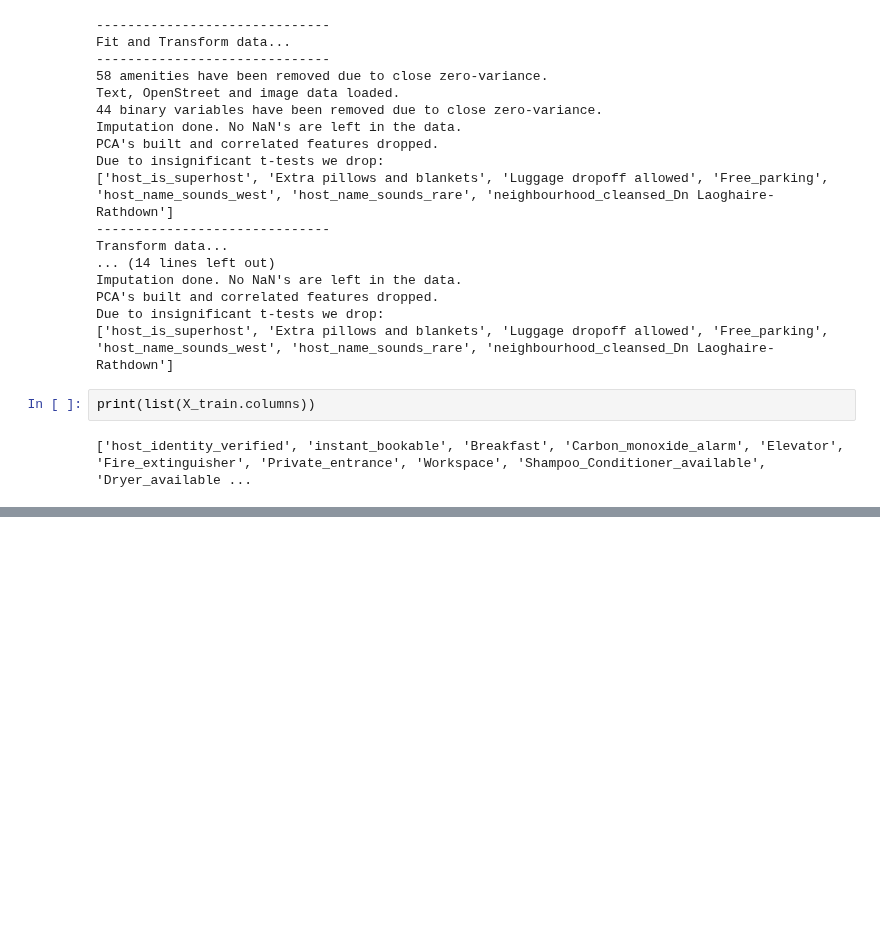
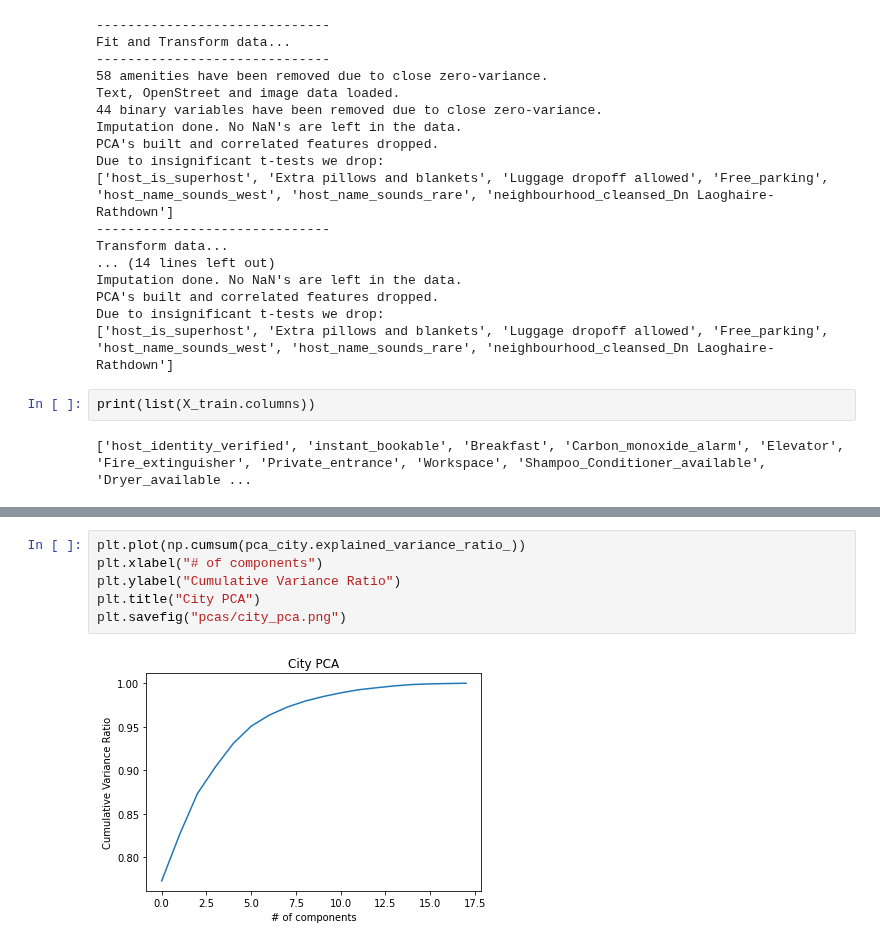
Before and after one commit to dmnk1308/DubAir, a Jupyter notebook: plots_tables_paper.ipynb, the cells around one changed output, grey strips where cells are left out. Saved outputs shown, nothing was run; the diff lists cells and outputs as text; blank space fills up the shorter version.

```diff
--- a/plots_tables_paper.ipynb
+++ b/plots_tables_paper.ipynb
@@ -432,0 +850,8 @@ print(list(X_train.columns))
+# %%
+plt.plot(np.cumsum(pca_city.explained_variance_ratio_))
+plt.xlabel("# of components")
+plt.ylabel("Cumulative Variance Ratio")
+plt.title("City PCA")
+plt.savefig("pcas/city_pca.png")
+# %% [output]
+[figure, added]
```
Also changed, not shown: parts of 36 cells of this notebook, 25 other files.
